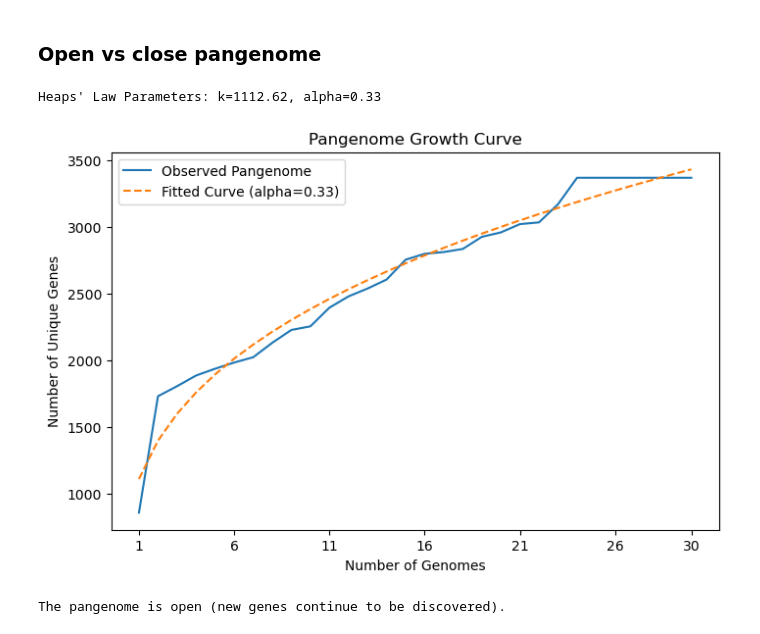
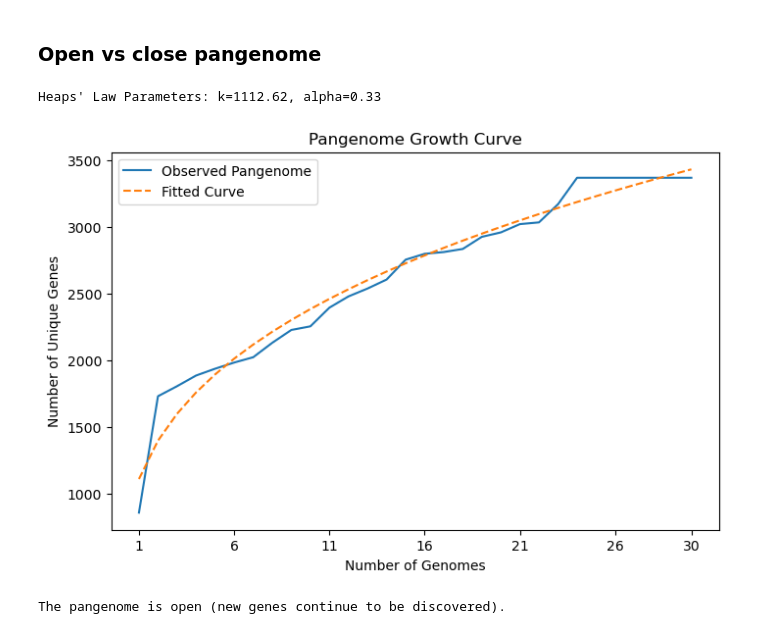
Before and after one commit to Frederick-abichahine/Dental-Plaque-Metagenomic-Analysis, a Jupyter notebook: SGB748_data/roary_output/roary_plots/output_of_enhanced_scripts/enhanced_scripts.ipynb, the cells around one changed output. Saved outputs shown, nothing was run; the diff lists cells and outputs as text; code cells hidden in the pictures.

Commit message:
Updating <> Roary plots output: remove the alpha from the legend

```diff
--- a/SGB748_data/roary_output/roary_plots/output_of_enhanced_scripts/enhanced_scripts.ipynb
+++ b/SGB748_data/roary_output/roary_plots/output_of_enhanced_scripts/enhanced_scripts.ipynb
@@ -81,33 +81,33 @@ for i in num_genomes_list:
     unique_gene_count = (sampled_genomes.count(axis=1) > 0).sum()
     unique_genes.append(unique_gene_count)
 
 # Fit Heaps' Law function (y = k * x^alpha)
 def heaps_law(x, k, alpha):
     return k * (x ** alpha)
 
 params, _ = opt.curve_fit(heaps_law, num_genomes_list, unique_genes)
 
 k, alpha = params
 print(f"Heaps' Law Parameters: k={k:.2f}, alpha={alpha:.2f}")
 
 # Plot the pangenome curve
 plt.figure(figsize=(8, 5))
 plt.plot(num_genomes_list, unique_genes, label="Observed Pangenome")
-plt.plot(num_genomes_list, heaps_law(np.array(num_genomes_list), k, alpha), '--', label=f"Fitted Curve (alpha={alpha:.2f})")
+plt.plot(num_genomes_list, heaps_law(np.array(num_genomes_list), k, alpha), '--', label=f"Fitted Curve")
 plt.xticks(ticks=np.arange(1, num_genomes + 1, step=5))  # Start at 1, adjust step for readability
 plt.xticks(ticks=list(list(range(1, num_genomes, 5)) + [num_genomes]))  # Start at 1, adjust step for readability
 plt.xlabel("Number of Genomes")
 plt.ylabel("Number of Unique Genes")
 plt.legend()
 plt.title("Pangenome Growth Curve")
 plt.show()
 
 # Interpretation
 if alpha < 1:
     print("The pangenome is open (new genes continue to be discovered).")
 else:
     print("The pangenome is closed (gene discovery plateaus).")
 # %% [output]
 Heaps' Law Parameters: k=1112.62, alpha=0.33
-[figure, old version]
+[figure, new version]
 The pangenome is open (new genes continue to be discovered).
```
